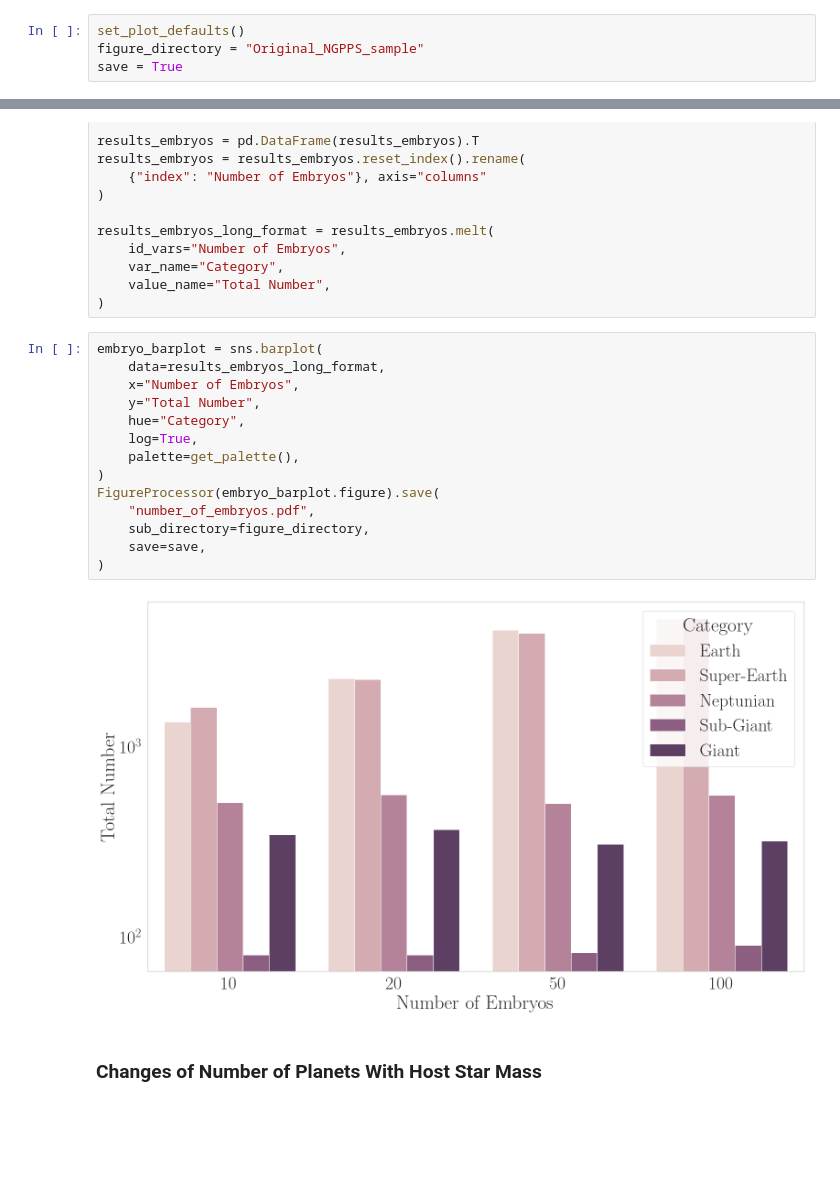
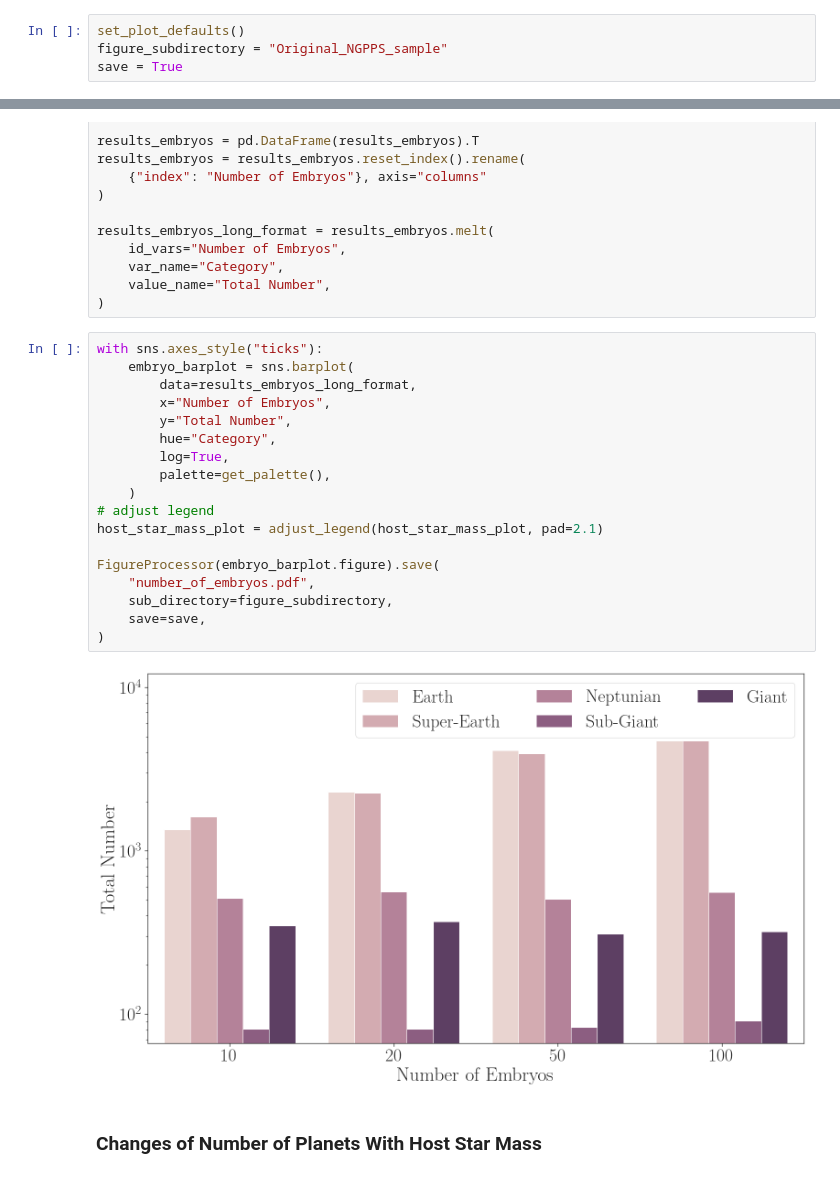
Before and after one commit to ChrisBoettner/skaro, a Jupyter notebook: notebooks/Original_NGPPS_sample.ipynb, the cells around one changed output, grey strips where cells are left out. Drawn from its saved outputs; the diff is of its cells as text; blank space fills up the shorter version.

Commit message:
started plots for results sec

```diff
--- a/notebooks/Original_NGPPS_sample.ipynb
+++ b/notebooks/Original_NGPPS_sample.ipynb
@@ -28,7 +32,7 @@ from gallifrey.visualization.visualization_utils import (
 ## PLOT SETUP
 # %%
 set_plot_defaults()
-figure_directory = "Original_NGPPS_sample"
+figure_subdirectory = "Original_NGPPS_sample"
 save = True
 # %% [markdown]
 ## ORIGINAL SAMPLE (HOST STAR MASS = 1)
@@ -133,21 +137,25 @@ results_embryos_long_format = results_embryos.melt(
     value_name="Total Number",
 )
 # %%
-embryo_barplot = sns.barplot(
-    data=results_embryos_long_format,
-    x="Number of Embryos",
-    y="Total Number",
-    hue="Category",
-    log=True,
-    palette=get_palette(),
-)
+with sns.axes_style("ticks"):
+    embryo_barplot = sns.barplot(
+        data=results_embryos_long_format,
+        x="Number of Embryos",
+        y="Total Number",
+        hue="Category",
+        log=True,
+        palette=get_palette(),
+    )
+# adjust legend
+host_star_mass_plot = adjust_legend(host_star_mass_plot, pad=2.1)
+
 FigureProcessor(embryo_barplot.figure).save(
     "number_of_embryos.pdf",
-    sub_directory=figure_directory,
+    sub_directory=figure_subdirectory,
     save=save,
 )
 # %% [output]
-[figure, old version]
+[figure, new version]
 # %% [markdown]
 ### Changes of Number of Planets With Host Star Mass
 # %%
```
Also changed, not shown: parts of 5 cells of this notebook, 21 other files.
